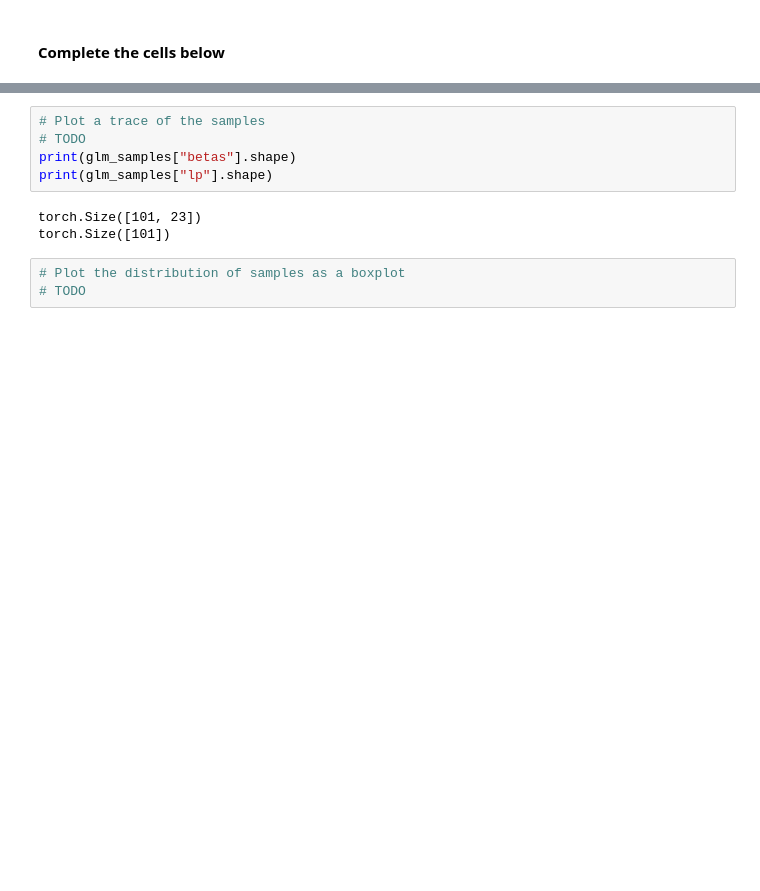
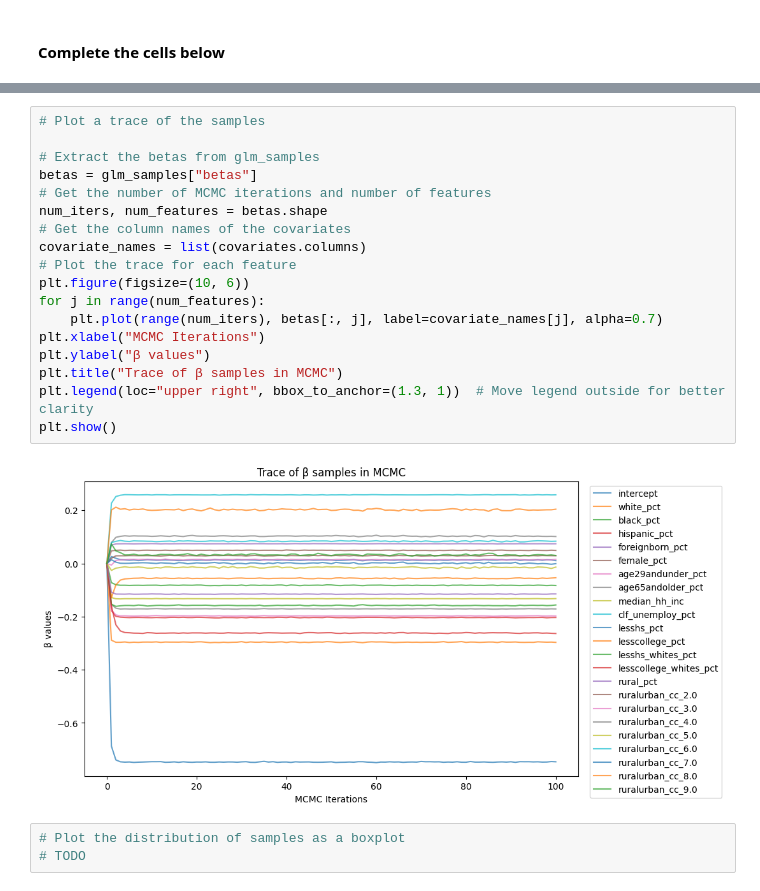
Before and after one commit to dlvh/stats305b, a Jupyter notebook: assignments/hw2/hw2.ipynb, the cells around one changed output, grey strips where cells are left out. Cells and saved outputs as stored; diff of their text form; blank space fills up the shorter version.

```diff
--- a/assignments/hw2/hw2.ipynb
+++ b/assignments/hw2/hw2.ipynb
@@ -641,14 +641,26 @@ plt.title("Trace of Log Joint Probability in MCMC")
 # %% [output]
 Text(0.5, 1.0, 'Trace of Log Joint Probability in MCMC')
 [figure]
-# %%
-# Plot a trace of the samples
-# TODO
-print(glm_samples["betas"].shape)
-print(glm_samples["lp"].shape)
-# %% [output]
-torch.Size([101, 23])
-torch.Size([101])
+# %%
+# Plot a trace of the samples
+
+# Extract the betas from glm_samples
+betas = glm_samples["betas"]
+# Get the number of MCMC iterations and number of features
+num_iters, num_features = betas.shape
+# Get the column names of the covariates
+covariate_names = list(covariates.columns)
+# Plot the trace for each feature
+plt.figure(figsize=(10, 6))
+for j in range(num_features):
+    plt.plot(range(num_iters), betas[:, j], label=covariate_names[j], alpha=0.7)
+plt.xlabel("MCMC Iterations")
+plt.ylabel("β values")
+plt.title("Trace of β samples in MCMC")
+plt.legend(loc="upper right", bbox_to_anchor=(1.3, 1))  # Move legend outside for better clarity
+plt.show()
+# %% [output]
+[figure, added]
 # %%
 # Plot the distribution of samples as a boxplot
 # TODO
```
Also changed, not shown: parts of 3 cells of this notebook.
